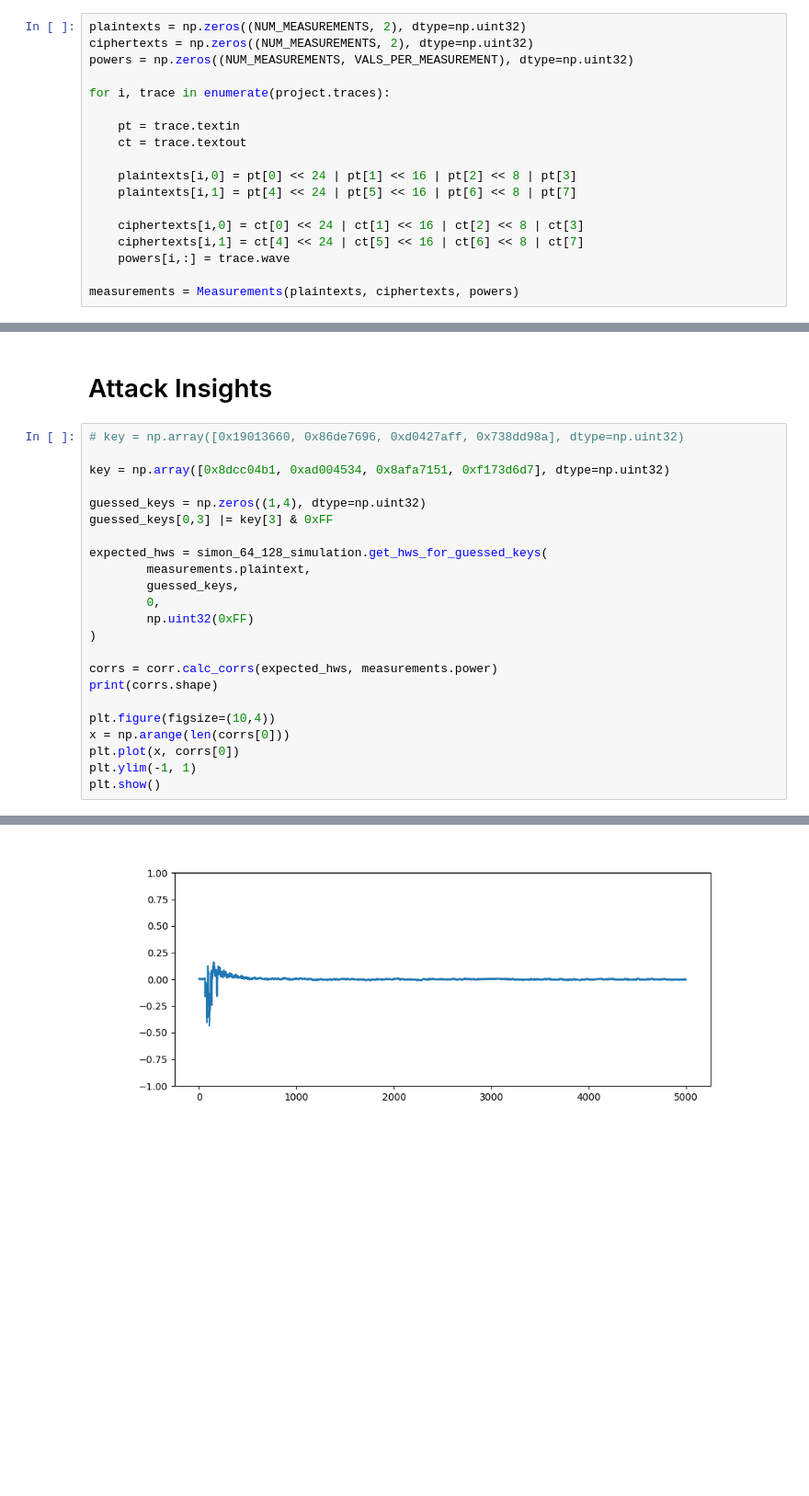
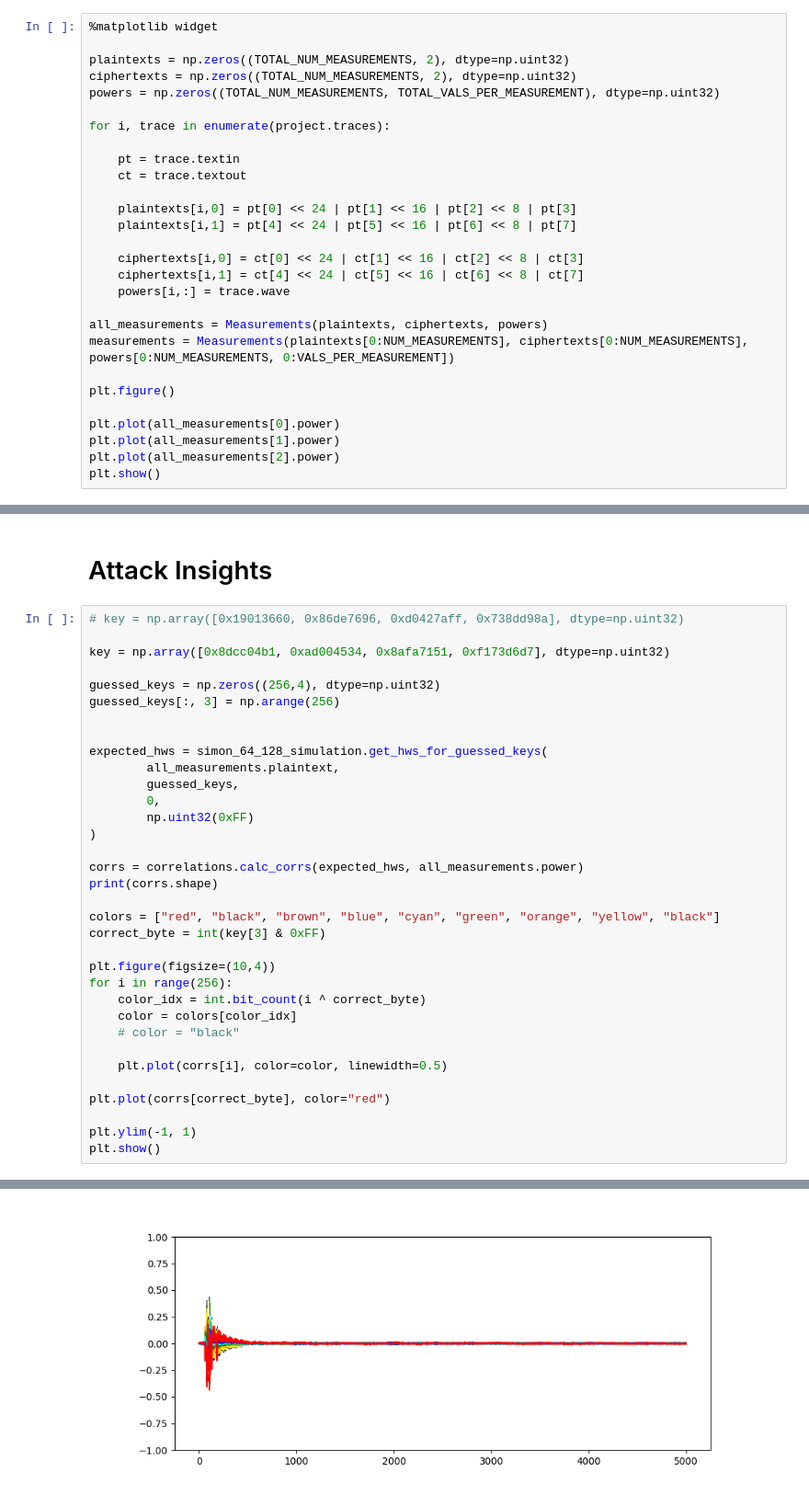
Before and after one commit to Makowe/impl-attck, a Jupyter notebook: simon/simon_64_128_real.ipynb, the cells around one changed output, grey strips where cells are left out. Shown at 92% size. Saved outputs shown, nothing was run; the diff lists cells and outputs as text; blank space fills up the shorter version.

Commit message:
update correlation analysis

```diff
--- a/simon/simon_64_128_real.ipynb
+++ b/simon/simon_64_128_real.ipynb
@@ -29,9 +26,11 @@ CORR_DIFF_THRESHOLD = 0.05
 # %% [markdown]
 # Transform Trace Project into Measurement object
 # %%
-plaintexts = np.zeros((NUM_MEASUREMENTS, 2), dtype=np.uint32)
-ciphertexts = np.zeros((NUM_MEASUREMENTS, 2), dtype=np.uint32)
-powers = np.zeros((NUM_MEASUREMENTS, VALS_PER_MEASUREMENT), dtype=np.uint32)
+%matplotlib widget
+
+plaintexts = np.zeros((TOTAL_NUM_MEASUREMENTS, 2), dtype=np.uint32)
+ciphertexts = np.zeros((TOTAL_NUM_MEASUREMENTS, 2), dtype=np.uint32)
+powers = np.zeros((TOTAL_NUM_MEASUREMENTS, TOTAL_VALS_PER_MEASUREMENT), dtype=np.uint32)
 
 for i, trace in enumerate(project.traces):
 
@@ -45,4 +44,12 @@ for i, trace in enumerate(project.traces):
     ciphertexts[i,1] = ct[4] << 24 | ct[5] << 16 | ct[6] << 8 | ct[7]
     powers[i,:] = trace.wave
 
-measurements = Measurements(plaintexts, ciphertexts, powers)
+all_measurements = Measurements(plaintexts, ciphertexts, powers)
+measurements = Measurements(plaintexts[0:NUM_MEASUREMENTS], ciphertexts[0:NUM_MEASUREMENTS], powers[0:NUM_MEASUREMENTS, 0:VALS_PER_MEASUREMENT])
+
+plt.figure()
+
+plt.plot(all_measurements[0].power)
+plt.plot(all_measurements[1].power)
+plt.plot(all_measurements[2].power)
+plt.show()
@@ -134,22 +147,33 @@ Find correlations for 1024 hypotheses.
 
 key = np.array([0x8dcc04b1, 0xad004534, 0x8afa7151, 0xf173d6d7], dtype=np.uint32)
 
-guessed_keys = np.zeros((1,4), dtype=np.uint32)
-guessed_keys[0,3] |= key[3] & 0xFF
+guessed_keys = np.zeros((256,4), dtype=np.uint32)
+guessed_keys[:, 3] = np.arange(256)
+
 
 expected_hws = simon_64_128_simulation.get_hws_for_guessed_keys(
-        measurements.plaintext,
+        all_measurements.plaintext,
         guessed_keys,
         0,
         np.uint32(0xFF)
 )
 
-corrs = corr.calc_corrs(expected_hws, measurements.power)
+corrs = correlations.calc_corrs(expected_hws, all_measurements.power)
 print(corrs.shape)
 
+colors = ["red", "black", "brown", "blue", "cyan", "green", "orange", "yellow", "black"]
+correct_byte = int(key[3] & 0xFF)
+
 plt.figure(figsize=(10,4))
-x = np.arange(len(corrs[0]))
-plt.plot(x, corrs[0])
+for i in range(256):
+    color_idx = int.bit_count(i ^ correct_byte)
+    color = colors[color_idx]
+    # color = "black"
+
+    plt.plot(corrs[i], color=color, linewidth=0.5)
+
+plt.plot(corrs[correct_byte], color="red")
+
 plt.ylim(-1, 1)
 plt.show()
 # %% [output]
@@ -157 +181 @@ plt.show()
-[figure, old version]
+[figure, new version]
```
Also changed, not shown: parts of 11 cells of this notebook, 2 other files.
